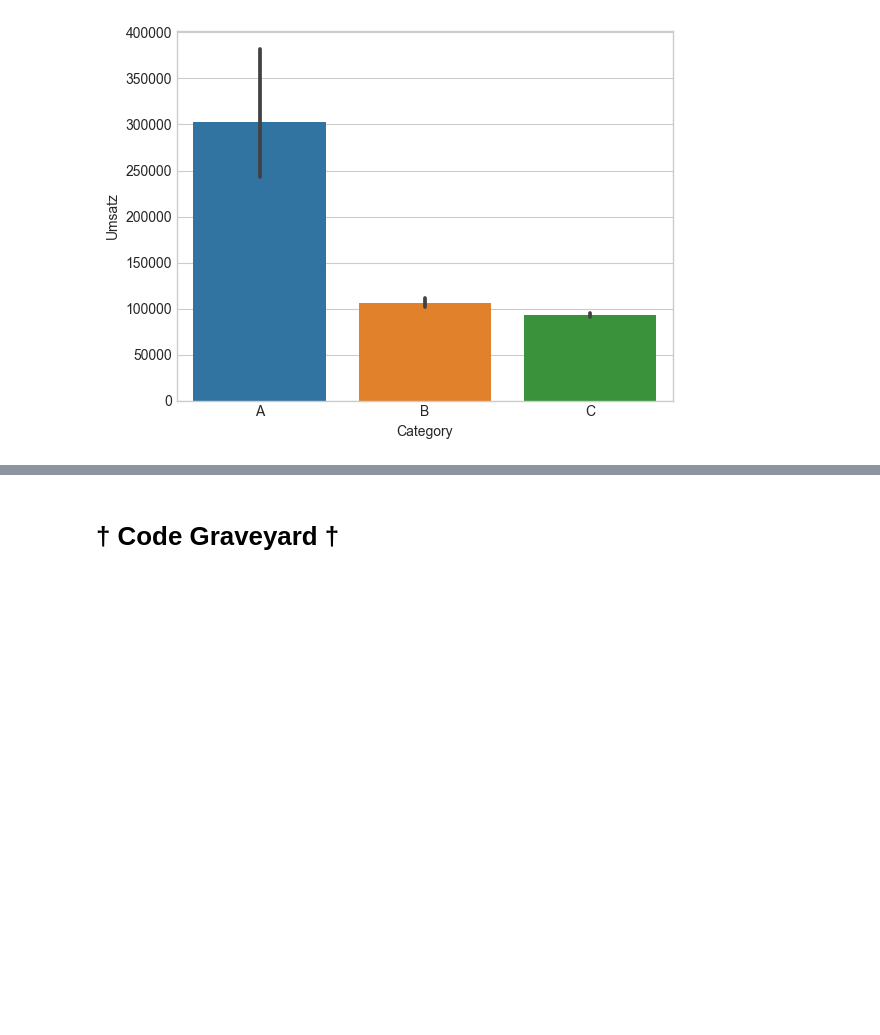
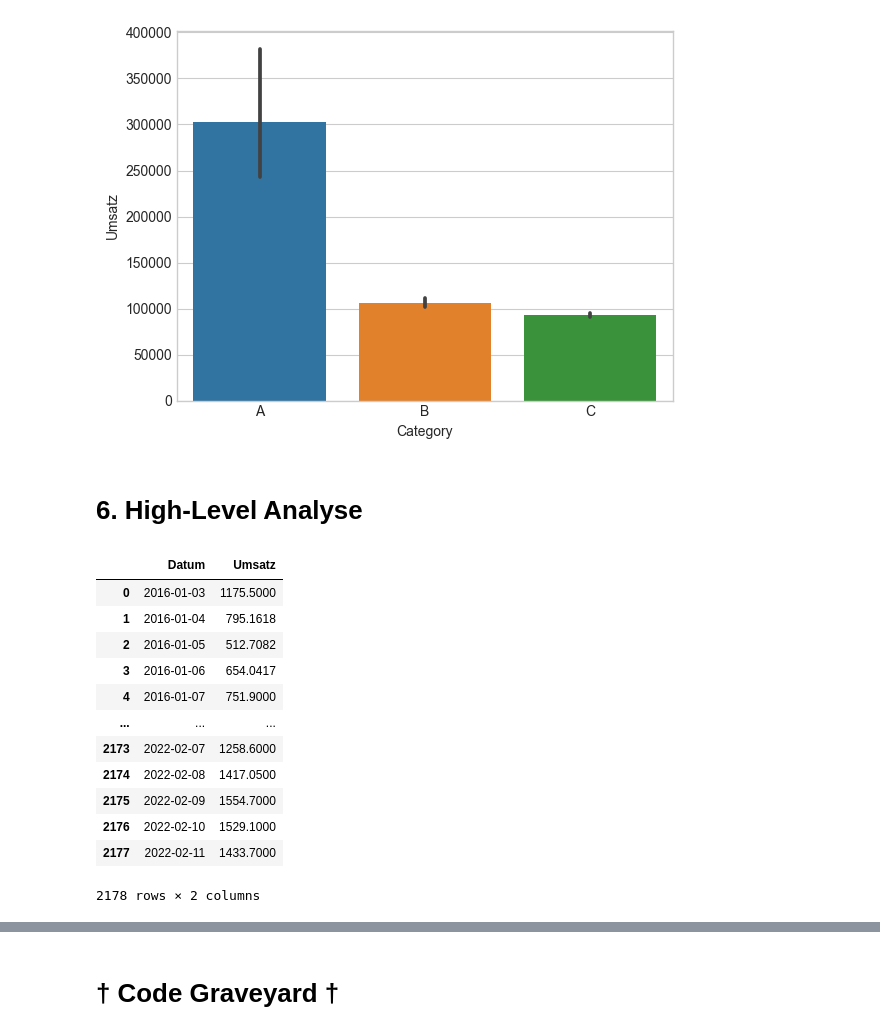
Before and after one commit to mrtz-wssl/KI_in_KMU, a Jupyter notebook: KI_in_KMU_Main.ipynb, the cells around one changed output, grey strips where cells are left out. Cells and saved outputs as stored; diff of their text form; code cells hidden in the pictures; blank space fills up the shorter version.

```diff
--- a/KI_in_KMU_Main.ipynb
+++ b/KI_in_KMU_Main.ipynb
@@ -468,3 +468,25 @@ sns.barplot(x='Category', y='Umsatz', data=data_abc_analyse)
 # %% [output]
 <Axes: xlabel='Category', ylabel='Umsatz'>
 [figure]
+# %% [markdown]
+# 6. High-Level Analyse
+# %%
+# Hier möchten wir sehen, wie sich der Umsatz im Verlauf der Jahre entwickelt hat.
+# Zunächst wird der Datensatz umstrukturiert. Wir möchten den Umsatz pro Tag.
+
+data_2 = data.groupby(['Datum']).agg(Umsatz=('Umsatz',np.sum)).reset_index()
+data_2
+# %% [output]
+|  | Datum | Umsatz |
+| 0 | 2016-01-03 | 1175.5000 |
+| 1 | 2016-01-04 | 795.1618 |
+| 2 | 2016-01-05 | 512.7082 |
+| 3 | 2016-01-06 | 654.0417 |
+| 4 | 2016-01-07 | 751.9000 |
+| ... | ... | ... |
+| 2173 | 2022-02-07 | 1258.6000 |
+| 2174 | 2022-02-08 | 1417.0500 |
+| 2175 | 2022-02-09 | 1554.7000 |
+| 2176 | 2022-02-10 | 1529.1000 |
+| 2177 | 2022-02-11 | 1433.7000 |
+2178 rows × 2 columns
```
Also changed, not shown: parts of 3 cells of this notebook.
